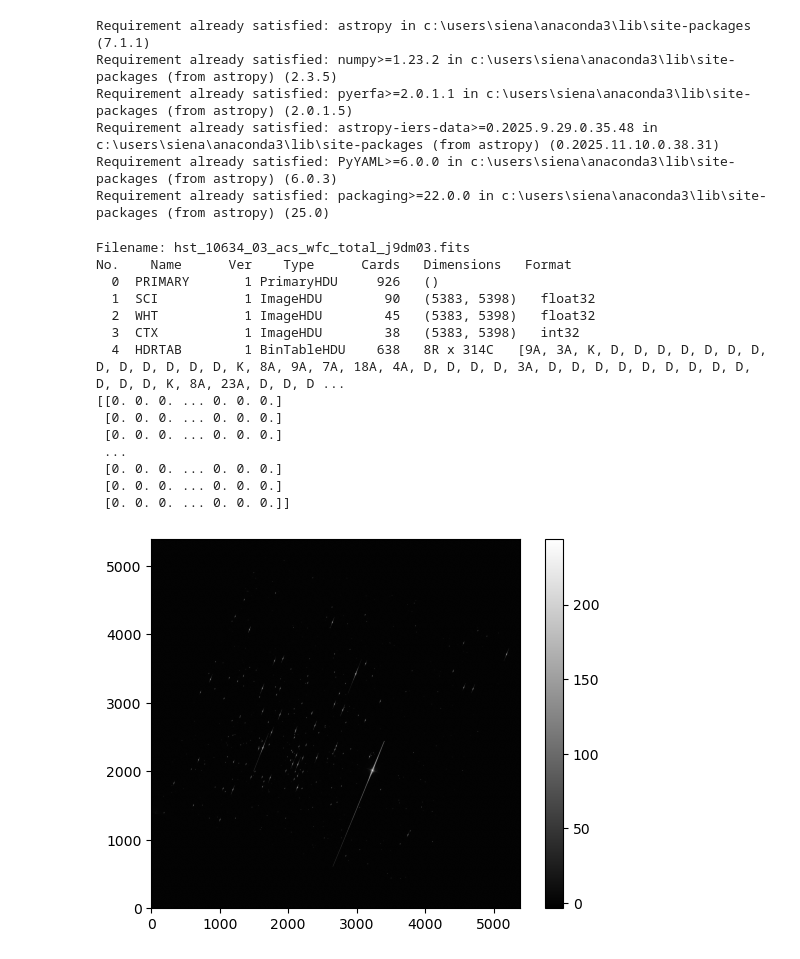
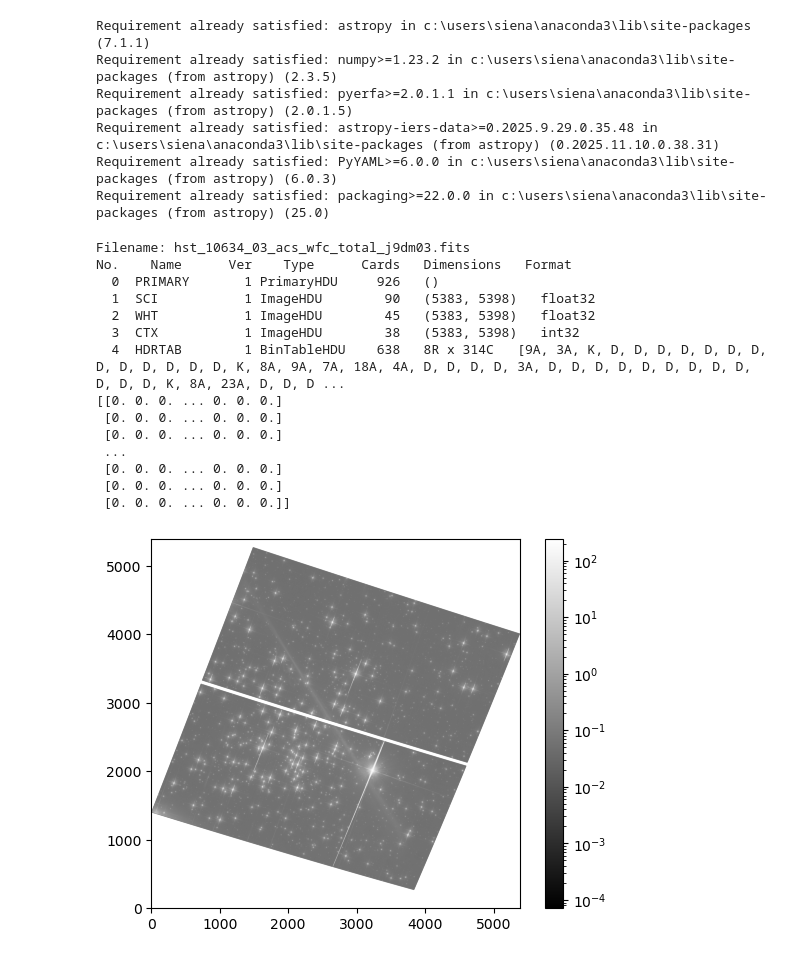
Before and after one commit to GravesTone5/Astro1221Project3, a Jupyter notebook: Project3.ipynb, the cells around one changed output. Cells and saved outputs as stored; diff of their text form; code cells hidden in the pictures.

```diff
--- a/Project3.ipynb
+++ b/Project3.ipynb
@@ -31,31 +31,33 @@ if not os.path.exists(NGC2660_fits):
             print("Error Downloading File")
             NGC2660_fits = None
 # %%
+from matplotlib.colors import LogNorm
+
 HDUList = fits.open(NGC2660_fits)
 
 HDUList.info()
 
-image_data = HDUList[1].data
+image_data = HDUList[1].data #reads the data from the SCI section of the fits file
 print(image_data)
 plt.figure()
-plt.imshow(image_data, cmap='gray', origin = 'lower')
+plt.imshow(image_data, cmap='gray', origin = 'lower', norm=LogNorm())
 plt.colorbar()
 plt.show()
 
 HDUList.close()
 # %% [output]
 Filename: hst_10634_03_acs_wfc_total_j9dm03.fits
 No.    Name      Ver    Type      Cards   Dimensions   Format
   0  PRIMARY       1 PrimaryHDU     926   ()
   1  SCI           1 ImageHDU        90   (5383, 5398)   float32
   2  WHT           1 ImageHDU        45   (5383, 5398)   float32
   3  CTX           1 ImageHDU        38   (5383, 5398)   int32
   4  HDRTAB        1 BinTableHDU    638   8R x 314C   [9A, 3A, K, D, D, D, D, D, D, D, D, D, D, D, D, D, K, 8A, 9A, 7A, 18A, 4A, D, D, D, D, 3A, D, D, D, D, D, D, D, D, D, D, D, D, K, 8A, 23A, D, D, D ...
 [[0. 0. 0. ... 0. 0. 0.]
  [0. 0. 0. ... 0. 0. 0.]
  [0. 0. 0. ... 0. 0. 0.]
  ...
  [0. 0. 0. ... 0. 0. 0.]
  [0. 0. 0. ... 0. 0. 0.]
  [0. 0. 0. ... 0. 0. 0.]]
-[figure, old version]
+[figure, new version]
```
Also changed, not shown: parts of 1 cell of this notebook.
